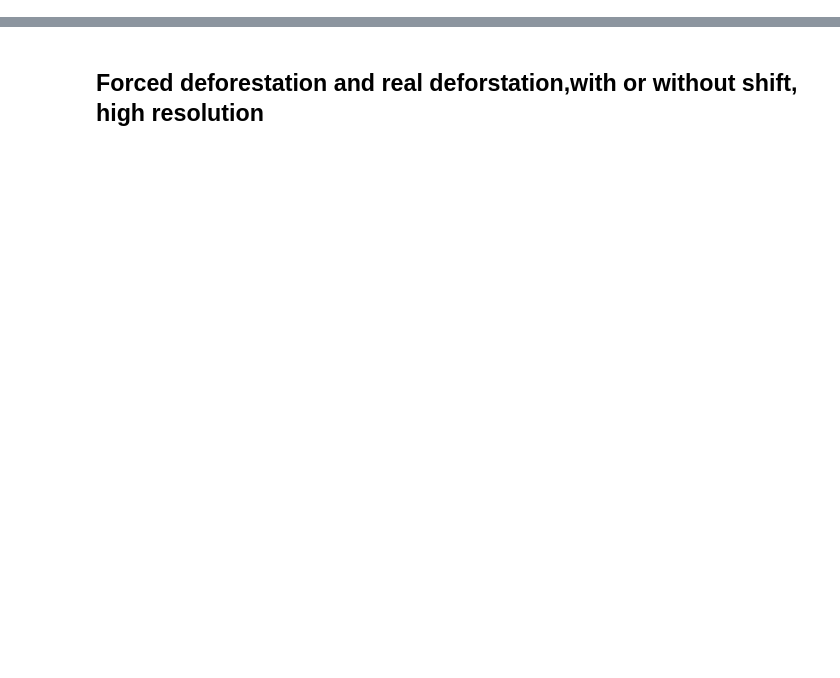
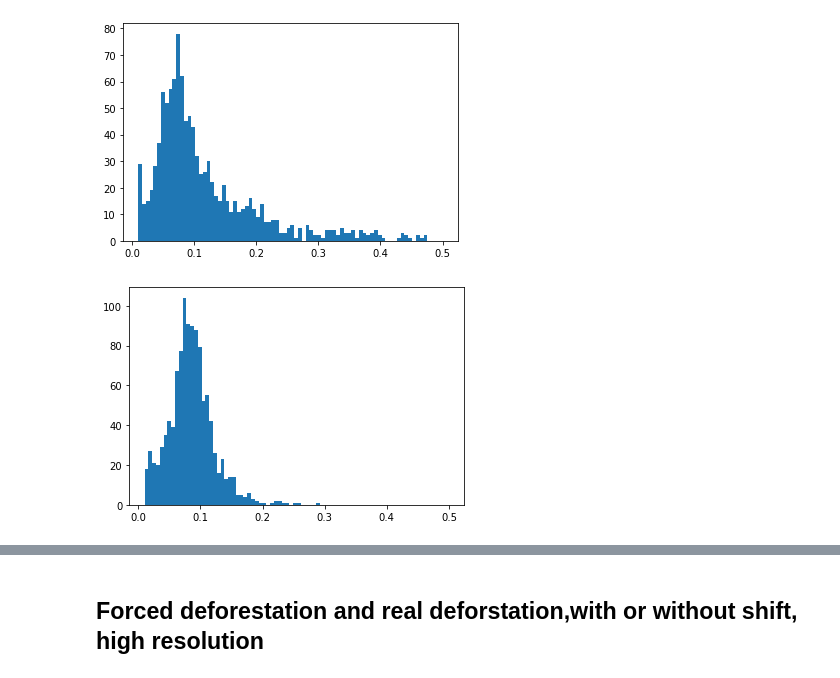
Before and after one commit to eobroets/CESBIO, a Jupyter notebook: lib2.ipynb, the cells around one changed output, grey strips where cells are left out. Drawn from its saved outputs; the diff is of its cells as text; code cells hidden in the pictures; blank space fills up the shorter version.

```diff
--- a/lib2.ipynb
+++ b/lib2.ipynb
@@ -24,5 +24,21 @@ from how2spectro_Morlet2 import morlet2
 from how2spectro_Morlet2 import cwt
 # %%
 im1 = lib2(ds_band1)
-
 im3 = lib2(ds_band3)
+nim1 = lib2(ds_norm1)
+nim3 = lib2(ds_norm3)
+# %%
+"""plt.hist(im1._image.ravel(), bins = 512, range = (0.01, 1.0))
+plt.title("Histogram of band 1")
+plt.show()
+plt.title("Histogram of normalised band 1")
+plt.hist(nim1._image.ravel(), bins = 512, range = (0.01, 1.0))
+plt.show()"""
+plt.hist(im1._ds_band, bins = 80, range = (0.01, 0.5))
+plt.show()
+
+plt.hist(nim1._ds_band, bins = 80, range = (0.01, 0.5))
+plt.show()
+# %% [output]
+[figure, added]
+[figure, added]
```
Also changed, not shown: parts of 4 cells of this notebook, 1 other file.
